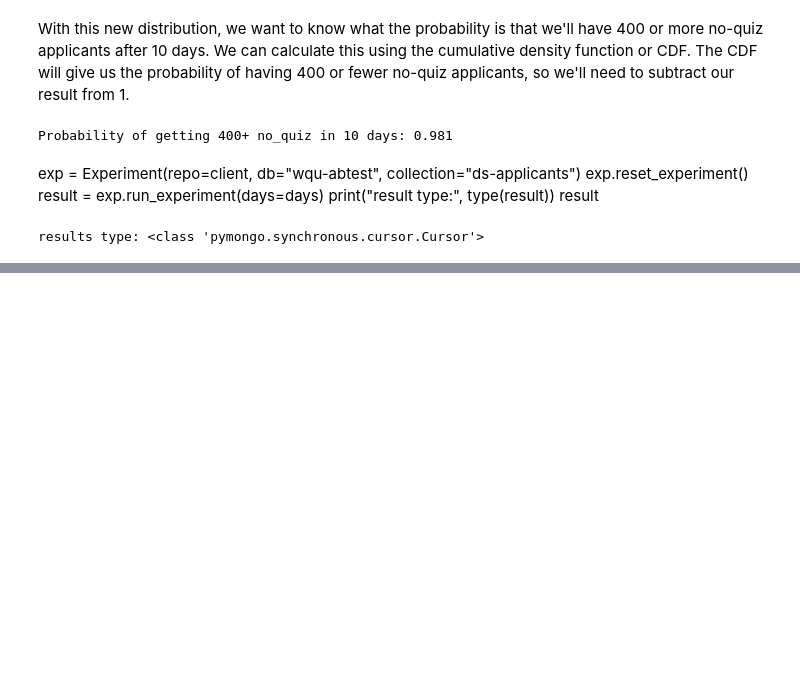
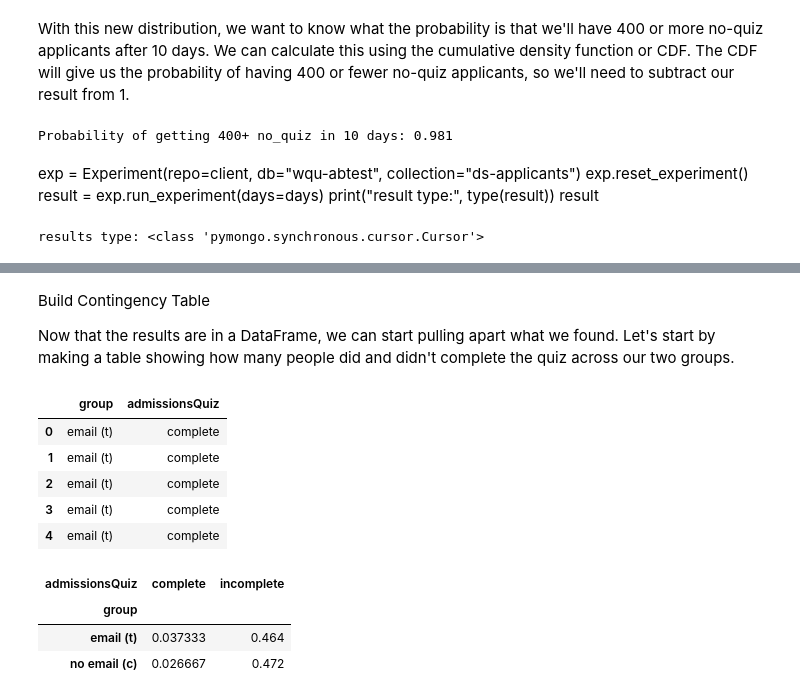
Before and after one commit to programmer-shark/hypothesis-testing, a Jupyter notebook: 073-chi-square-test.ipynb, the cells around one changed output, grey strips where cells are left out. Drawn from its saved outputs; the diff is of its cells as text; code cells hidden in the pictures; blank space fills up the shorter version.

Commit message:
contingency table, obs crosstab

```diff
--- a/073-chi-square-test.ipynb
+++ b/073-chi-square-test.ipynb
@@ -189,3 +189,27 @@ df shape: (375, 12)
 | 2 | 684bea9a9ad54a0bac7ba484 | 2025-06-13T20:48:04 | Kathleen | Read | kathleen.read70@yahow.com | 1984-10-04T00:00:00 | female | Bachelor's degree | KE | ... |
 | 3 | 684bea9a9ad54a0bac7ba485 | 2025-06-14T13:14:24 | Claudia | Krings | claudia.krings43@yahow.com | 2001-10-17T00:00:00 | female | Bachelor's degree | GH | ... |
 | 4 | 684bea9a9ad54a0bac7ba489 | 2025-06-13T11:33:14 | Mary | Myers | mary.myers98@yahow.com | 1977-10-10T00:00:00 | female | Bachelor's degree | NG | ... |
+# %% [markdown]
+Build Contingency Table
+
+Now that the results are in a DataFrame, we can start pulling apart what we found. Let's start by making a table showing how many people did and didn't complete the quiz across our two groups.
+# %%
+df[["group", "admissionsQuiz"]].head()
+# %% [output]
+|  | group | admissionsQuiz |
+| 0 | email (t) | complete |
+| 1 | email (t) | complete |
+| 2 | email (t) | complete |
+| 3 | email (t) | complete |
+| 4 | email (t) | complete |
+# %%
+pd.crosstab(
+    index=df["group"],
+    columns=df["admissionsQuiz"],
+    normalize=True
+)
+# %% [output]
+| admissionsQuiz | complete | incomplete |
+| group |  |  |
+| email (t) | 0.037333 | 0.464 |
+| no email (c) | 0.026667 | 0.472 |
```
Also changed, not shown: parts of 1 cell of this notebook.
